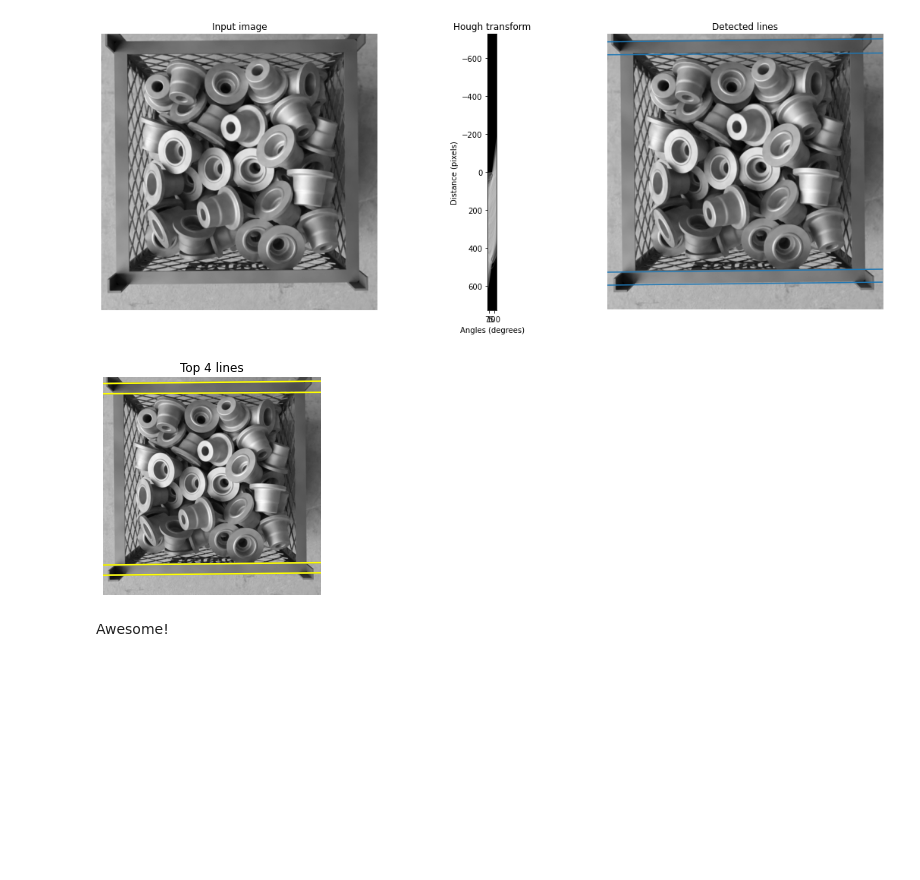
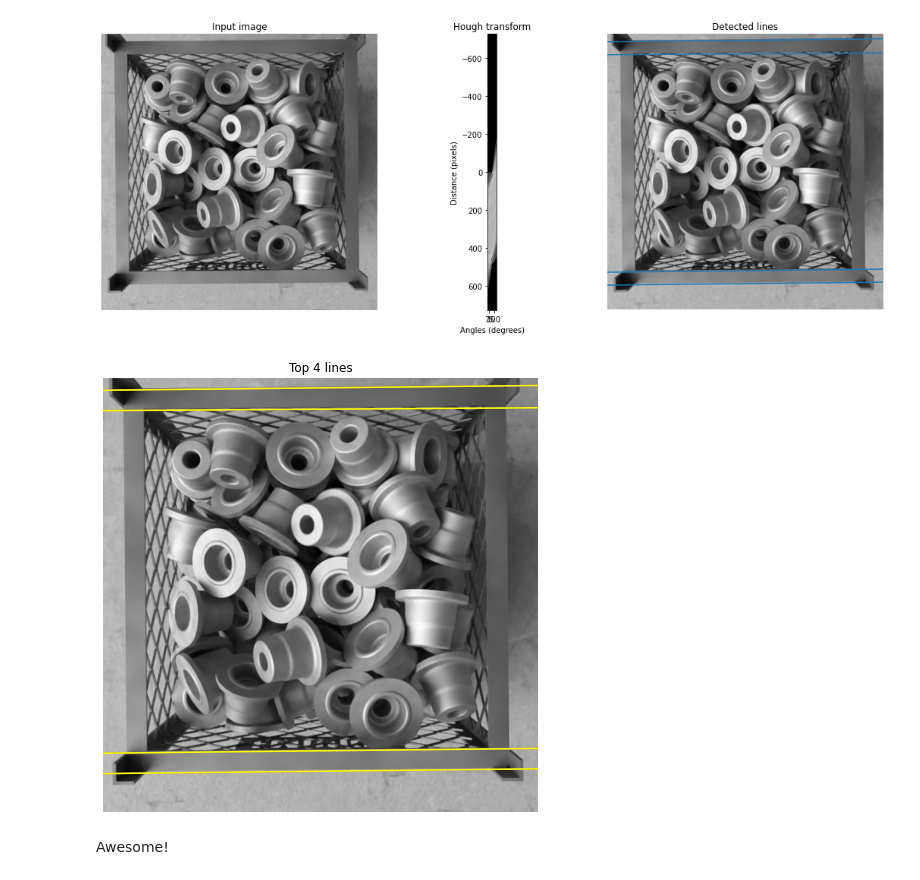
Before and after one commit to brunompacheco/part-counting, a Jupyter notebook: notebooks/01.00-bmp-box-cropping.ipynb, the cells around one changed output. Cells and saved outputs as stored; diff of their text form; code cells hidden in the pictures; blank space fills up the shorter version.

```diff
--- a/notebooks/01.00-bmp-box-cropping.ipynb
+++ b/notebooks/01.00-bmp-box-cropping.ipynb
@@ -251,7 +251,7 @@ best_i = np.isin(angles, best_angles[:4])
 best_angles = angles[best_i]
 best_dists = dists[best_i]
 # %%
-fig, ax = plt.subplots()
+fig, ax = plt.subplots(figsize=(8, 8))
 
 ax.imshow(img, cmap=cm.gray)
 ax.set_ylim((img.shape[0], 0))
@@ -328,35 +328,35 @@ a = np.array(list(zip(clusters_variance.keys(),clusters_variance.values())))
 best_l, _ = np.sort(a, axis=0)[0]
 best_l = int(best_l)
 best_angles = angles[labels == best_l]
 
 # sort angles by distance to median (within-cluster similarity)
 median_angle = np.median(best_angles)
 angles_dists = np.abs(best_angles - np.median(best_angles))
 best_angles = np.sort(np.stack([angles_dists,best_angles], axis=1), axis=0)[:,1]
 
 # pick top 4
 best_i = np.isin(angles, best_angles[:4])
 best_angles = angles[best_i]
 best_dists = dists[best_i]
 
-fig, ax = plt.subplots()
+fig, ax = plt.subplots(figsize=(8, 8))
 
 ax.imshow(img, cmap=cm.gray)
 ax.set_ylim((img.shape[0], 0))
 ax.set_axis_off()
 ax.set_title('Top 4 lines')
 
 for angle, dist in zip(angles, dists):
     (x0, y0) = dist * np.array([np.cos(angle), np.sin(angle)])
     ax.axline((x0, y0), slope=np.tan(angle + np.pi/2), color='gray')
 
 for angle, dist in zip(best_angles, best_dists):
     (x0, y0) = dist * np.array([np.cos(angle), np.sin(angle)])
     ax.axline((x0, y0), slope=np.tan(angle + np.pi/2), color='yellow')
 
 plt.show()
 # %% [output]
-[figure, old version]
+[figure, new version]
 # %% [markdown]
 Awesome!
 # %%
```
Also changed, not shown: parts of 6 cells of this notebook, 1 other file.
